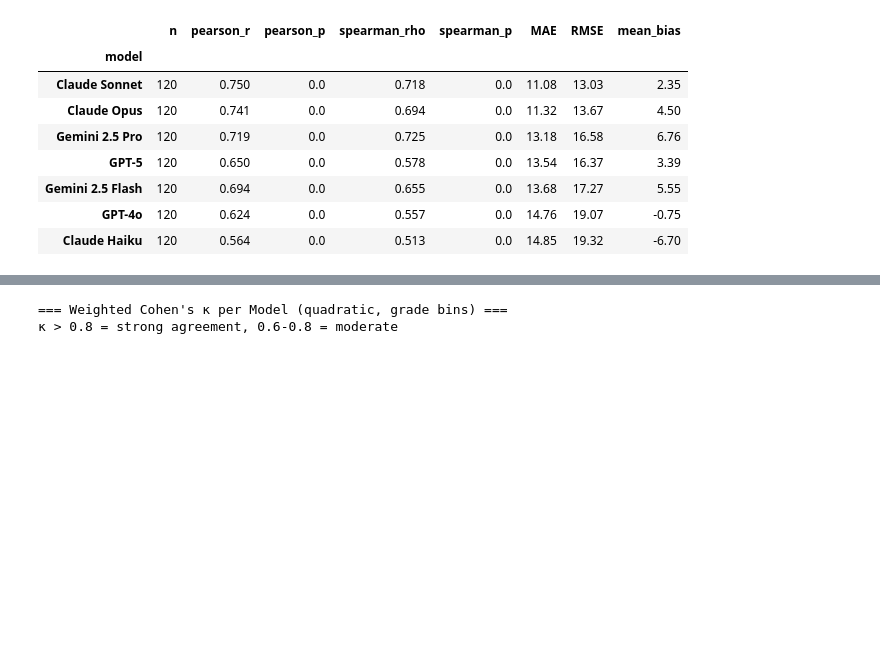
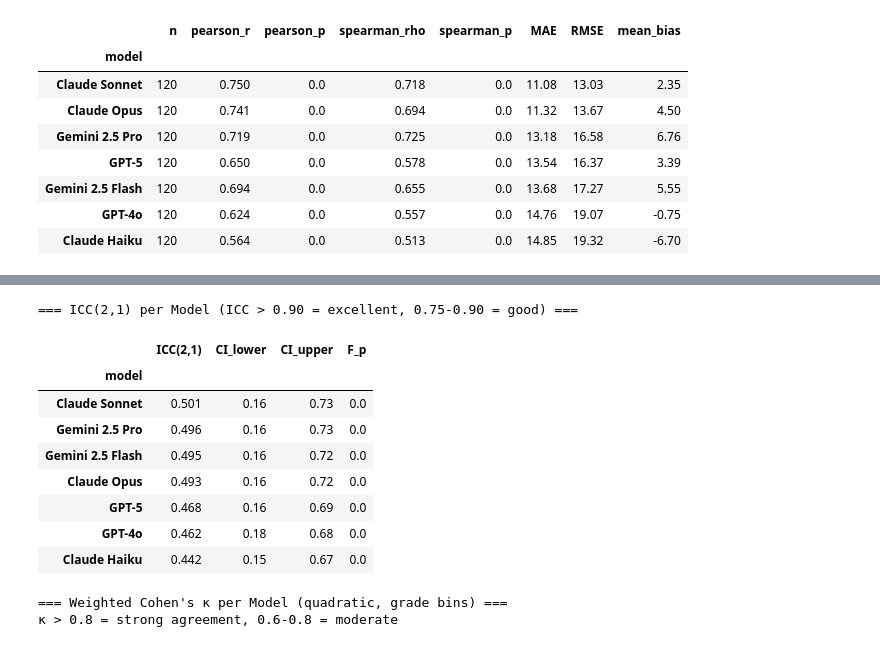
Before and after one commit to Dhritiman-Talukdar/multiLLMGrader, a Jupyter notebook: llm_vs_human_grading_analysis.ipynb, the cells around one changed output, grey strips where cells are left out. Cells and saved outputs as stored; diff of their text form; code cells hidden in the pictures; blank space fills up the shorter version.

```diff
--- a/llm_vs_human_grading_analysis.ipynb
+++ b/llm_vs_human_grading_analysis.ipynb
@@ -526,3 +477,53 @@ display(icc_df.set_index("model"))
+# %%
+# 5.2 Intraclass Correlation (ICC) per model using pingouin
+# ICC(2,1): two-way random, single measures, absolute agreement
+icc_rows = []
+for mlabel, grp in df.groupby("model_label"):
+    sub = grp[["student_id", "total_score", "ta1_total_score",
+               "ta2_total_score", "ta3_total_score"]].dropna()
+    if len(sub) < 5:
+        continue
+    # Build long format: student x rater
+    long = pd.melt(
+        sub.rename(columns={"total_score": "LLM",
+                             "ta1_total_score": "TA1",
+                             "ta2_total_score": "TA2",
+                             "ta3_total_score": "TA3"}),
+        id_vars="student_id",
+        value_vars=["LLM", "TA1", "TA2", "TA3"],
+        var_name="rater",
+        value_name="score",
+    ).dropna()
+    try:
+        icc = pg.intraclass_corr(data=long, targets="student_id",
+                                  raters="rater", ratings="score")
+        row = icc[icc["Type"] == "ICC2"].iloc[0]
+        icc_rows.append({
+            "model": mlabel,
+            "ICC(2,1)": round(row["ICC"], 3),
+            "CI_lower": round(row["CI95"][0], 3),
+            "CI_upper": round(row["CI95"][1], 3),
+            "F_p": round(row["pval"], 4),
+        })
+    except Exception as e:
+        print(f"Error calculating ICC for model {mlabel}: {e}")
+        icc_rows.append({"model": mlabel, "ICC(2,1)": np.nan,
+                         "CI_lower": np.nan, "CI_upper": np.nan, "F_p": np.nan})
+
+icc_df = pd.DataFrame(icc_rows).sort_values("ICC(2,1)", ascending=False)
+print("=== ICC(2,1) per Model (ICC > 0.90 = excellent, 0.75-0.90 = good) ===")
+display(icc_df.set_index("model"))
+# %% [output]
+=== ICC(2,1) per Model (ICC > 0.90 = excellent, 0.75-0.90 = good) ===
+|  | ICC(2,1) | CI_lower | CI_upper | F_p |
+| model |  |  |  |  |
+| Claude Sonnet | 0.501 | 0.16 | 0.73 | 0.0 |
+| Gemini 2.5 Pro | 0.496 | 0.16 | 0.73 | 0.0 |
+| Gemini 2.5 Flash | 0.495 | 0.16 | 0.72 | 0.0 |
+| Claude Opus | 0.493 | 0.16 | 0.72 | 0.0 |
+| GPT-5 | 0.468 | 0.16 | 0.69 | 0.0 |
+| GPT-4o | 0.462 | 0.18 | 0.68 | 0.0 |
+| Claude Haiku | 0.442 | 0.15 | 0.67 | 0.0 |
 # %%
 # 5.3 Weighted Cohen's κ per model
 # Bin scores into grade categories (out of 133)
```
Also changed, not shown: parts of 3 cells of this notebook, 2 other files.
